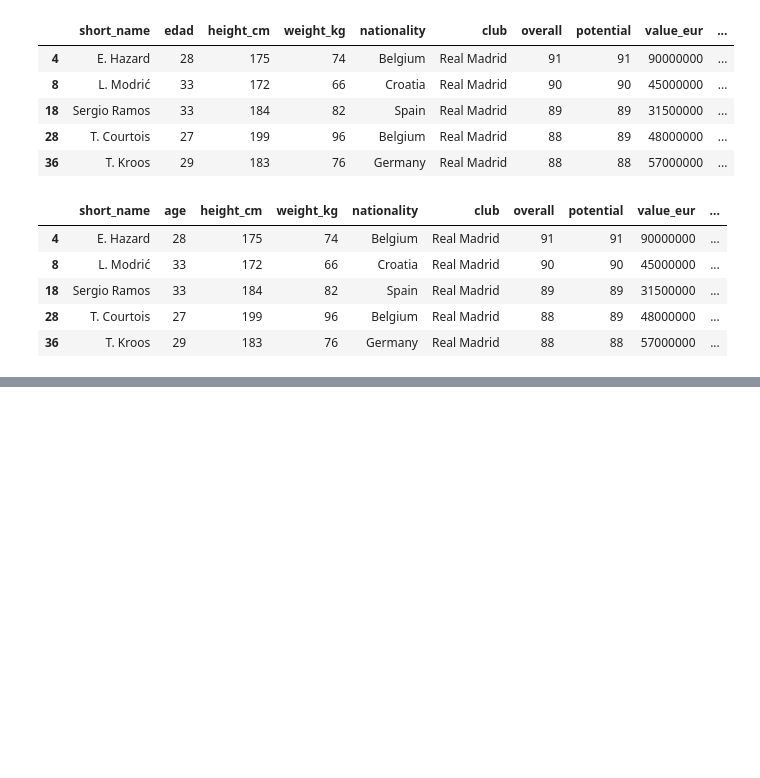
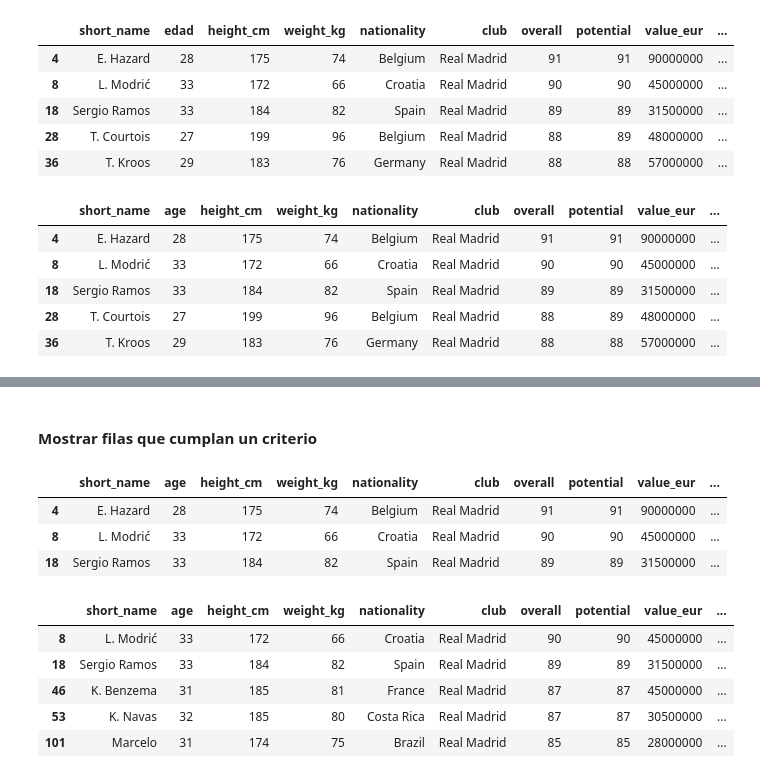
Before and after one commit to p-medelmonje/tutorial-pandas-bayes, a Jupyter notebook: 11 y 12 - sort_value en pandas - eliminación de columnas.ipynb, the cells around one changed output, grey strips where cells are left out. Drawn from its saved outputs; the diff is of its cells as text; code cells hidden in the pictures; blank space fills up the shorter version.

```diff
--- a/11 - sort_value en pandas.ipynb
+++ b/11 y 12 - sort_value en pandas - eliminación de columnas.ipynb
@@ -104,0 +119,18 @@ realmadrid.rename(columns = {"player_positions":"posición"}).head()
+# %% [markdown]
+#### Mostrar filas que cumplan un criterio
+# %%
+realmadrid[realmadrid.overall > 88]
+# %% [output]
+|  | short_name | age | height_cm | weight_kg | nationality | club | overall | potential | value_eur | ... |
+| 4 | E. Hazard | 28 | 175 | 74 | Belgium | Real Madrid | 91 | 91 | 90000000 | ... |
+| 8 | L. Modrić | 33 | 172 | 66 | Croatia | Real Madrid | 90 | 90 | 45000000 | ... |
+| 18 | Sergio Ramos | 33 | 184 | 82 | Spain | Real Madrid | 89 | 89 | 31500000 | ... |
+# %%
+realmadrid[realmadrid.age > 30]
+# %% [output]
+|  | short_name | age | height_cm | weight_kg | nationality | club | overall | potential | value_eur | ... |
+| 8 | L. Modrić | 33 | 172 | 66 | Croatia | Real Madrid | 90 | 90 | 45000000 | ... |
+| 18 | Sergio Ramos | 33 | 184 | 82 | Spain | Real Madrid | 89 | 89 | 31500000 | ... |
+| 46 | K. Benzema | 31 | 185 | 81 | France | Real Madrid | 87 | 87 | 45000000 | ... |
+| 53 | K. Navas | 32 | 185 | 80 | Costa Rica | Real Madrid | 87 | 87 | 30500000 | ... |
+| 101 | Marcelo | 31 | 174 | 75 | Brazil | Real Madrid | 85 | 85 | 28000000 | ... |
```
Also changed, not shown: parts of 11 cells of this notebook, 1 other file.
